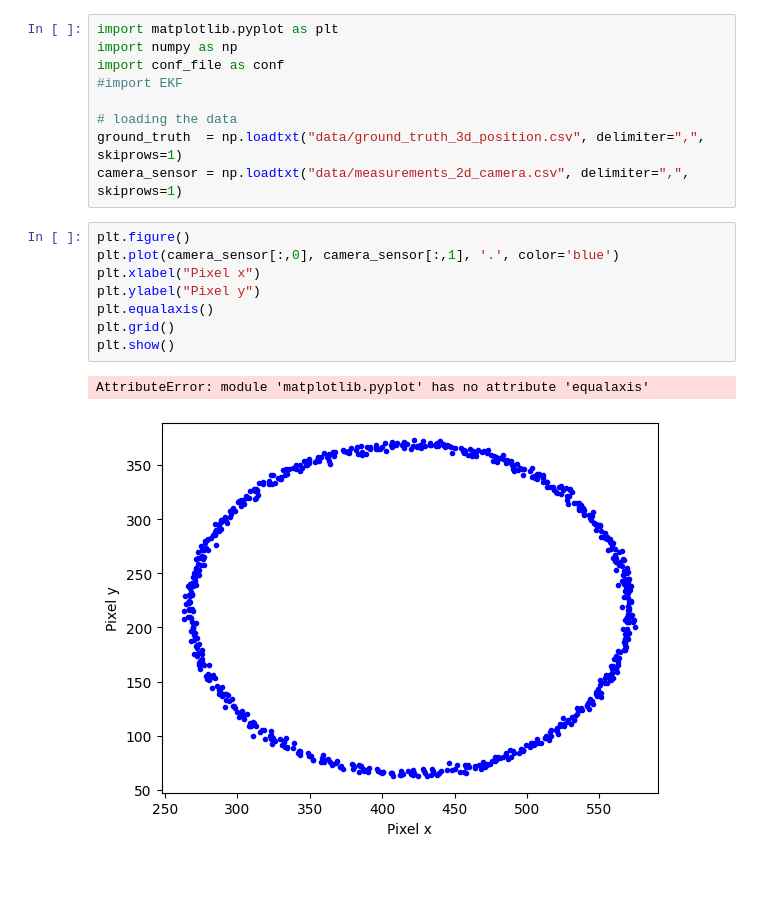
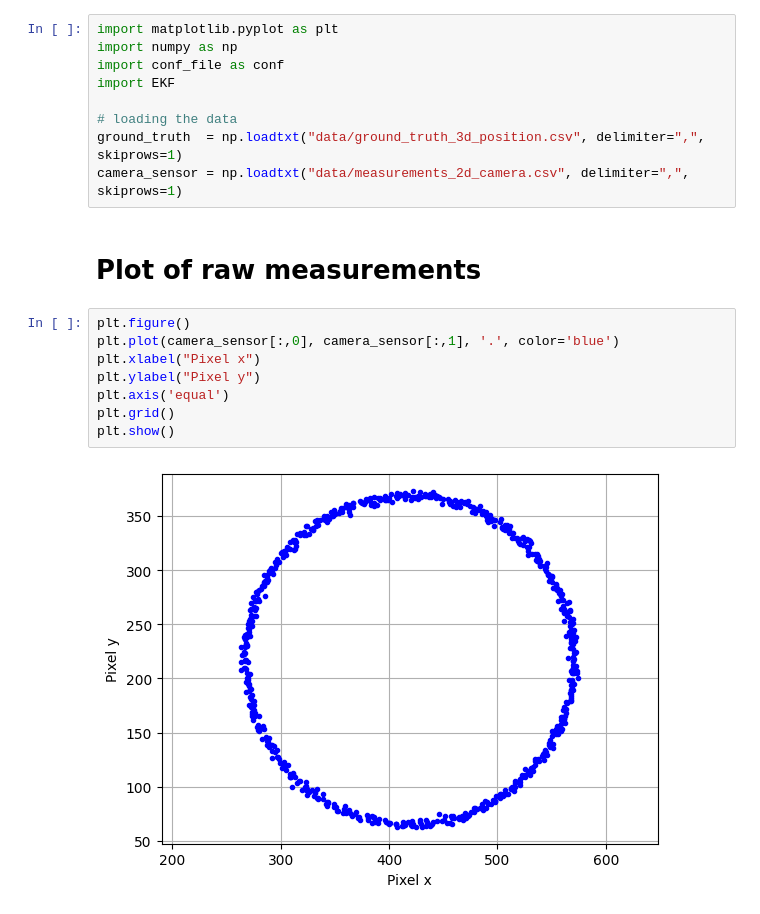
Before and after one commit to Fobi-02/DLR_estimation_challenge, a Jupyter notebook: camera_sensor.ipynb, the cells around one changed output. Saved outputs shown, nothing was run; the diff lists cells and outputs as text; blank space fills up the shorter version.

```diff
--- a/camera_sensor.ipynb
+++ b/camera_sensor.ipynb
@@ -2,19 +2,20 @@
 import matplotlib.pyplot as plt
 import numpy as np
 import conf_file as conf
-#import EKF
+import EKF
 
 # loading the data
 ground_truth  = np.loadtxt("data/ground_truth_3d_position.csv", delimiter=",", skiprows=1)
 camera_sensor = np.loadtxt("data/measurements_2d_camera.csv", delimiter=",", skiprows=1)
+# %% [markdown]
+# Plot of raw measurements
 # %%
 plt.figure()
 plt.plot(camera_sensor[:,0], camera_sensor[:,1], '.', color='blue')
 plt.xlabel("Pixel x")
 plt.ylabel("Pixel y")
-plt.equalaxis()
+plt.axis('equal')
 plt.grid()
 plt.show()
 # %% [output]
-AttributeError: module 'matplotlib.pyplot' has no attribute 'equalaxis'
-[figure, old version]
+[figure, new version]
```
Also changed, not shown: parts of 3 cells of this notebook, 2 other files.
